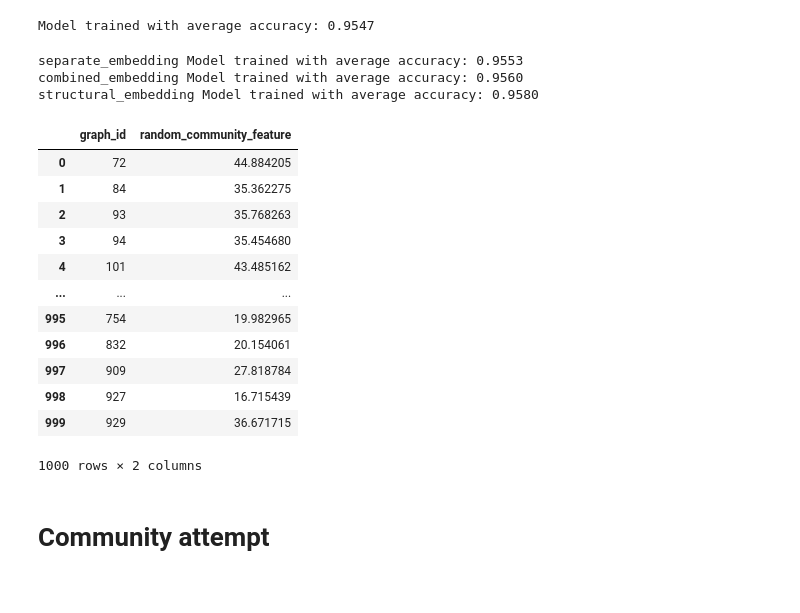
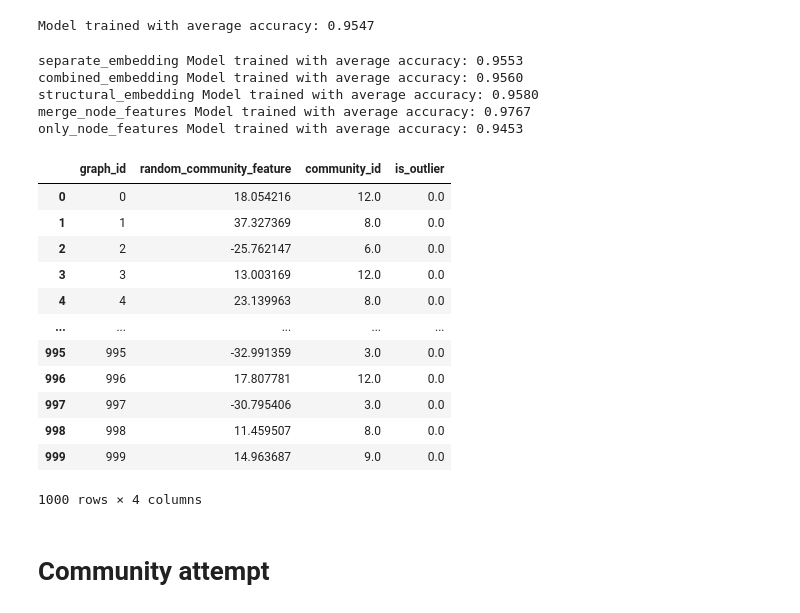
Before and after one commit to ashdehghan/NEExT, a Jupyter notebook: experiments/graph_splitter.ipynb, the cells around one changed output. Cells and saved outputs as stored; diff of their text form; code cells hidden in the pictures.

Commit message:
More embedding builder options

```diff
--- a/experiments/graph_splitter.ipynb
+++ b/experiments/graph_splitter.ipynb
@@ -66,7 +66,7 @@ print(f"Model trained with average accuracy: {np.mean(results['accuracy']):.4f}"
 # %% [output]
 Model trained with average accuracy: 0.9547
 # %%
-for s in ["separate_embedding", "combined_embedding", "structural_embedding"]:
+for s in ["separate_embedding", "combined_embedding", "structural_embedding", "merge_node_features", "only_node_features"]:
     emb_builder = EmbeddingBuilder(subgraph_collection, strategy=s, structural_features=structural_features, features=features,)
     embeddings = emb_builder.compute(10, 6)
 
@@ -82,28 +82,45 @@ for s in ["separate_embedding", "combined_embedding", "structural_embedding"]:
 separate_embedding Model trained with average accuracy: 0.9553
 combined_embedding Model trained with average accuracy: 0.9560
 structural_embedding Model trained with average accuracy: 0.9580
+merge_node_features Model trained with average accuracy: 0.9767
+only_node_features Model trained with average accuracy: 0.9453
-# %%
-central_node_features = [
-    pd.DataFrame(graph.node_attributes).T.reset_index().rename(columns={'index': 'graph_id'}).drop(columns=['community_id', 'is_outlier'])
-    for graph in graph_collection.graphs
-][0]
-central_node_features
-# pd.DataFrame(graph_collection.graphs[0].node_attributes).T.reset_index()
-#
-# %% [output]
-|  | graph_id | random_community_feature |
-| 0 | 72 | 44.884205 |
-| 1 | 84 | 35.362275 |
-| 2 | 93 | 35.768263 |
-| 3 | 94 | 35.454680 |
-| 4 | 101 | 43.485162 |
-| ... | ... | ... |
-| 995 | 754 | 19.982965 |
-| 996 | 832 | 20.154061 |
-| 997 | 909 | 27.818784 |
-| 998 | 927 | 16.715439 |
-| 999 | 929 | 36.671715 |
-1000 rows × 2 columns
+# %%
+from collections import defaultdict
+
+
+mapping_df = pd.DataFrame().from_dict(subgraph_collection.subgraph_to_graph_node_mapping, orient='index').reset_index()
+mapping_df.columns = ['subgraph_id', 'graph_id', 'node_id']
+mapping_df
+skip_features = []
+
+raw_features = defaultdict(dict)
+
+for graph in graph_collection.graphs:
+    for node_id, features in graph.node_attributes.items():
+        for feature, value in features.items():
+            if feature in skip_features:
+                continue
+            raw_features[graph.graph_id, node_id][feature] = value
+
+
+raw_features = pd.DataFrame.from_dict(raw_features, orient='index').reset_index().rename(columns={'level_0': 'graph_id', 'level_1': 'node_id'})
+
+
+mapping_df.merge(raw_features, on=['graph_id', 'node_id']).drop(columns=['graph_id', 'node_id']).rename(columns={'subgraph_id':'graph_id'})
+# %% [output]
+|  | graph_id | random_community_feature | community_id | is_outlier |
+| 0 | 0 | 18.054216 | 12.0 | 0.0 |
+| 1 | 1 | 37.327369 | 8.0 | 0.0 |
+| 2 | 2 | -25.762147 | 6.0 | 0.0 |
+| 3 | 3 | 13.003169 | 12.0 | 0.0 |
+| 4 | 4 | 23.139963 | 8.0 | 0.0 |
+| ... | ... | ... | ... | ... |
+| 995 | 995 | -32.991359 | 3.0 | 0.0 |
+| 996 | 996 | 17.807781 | 12.0 | 0.0 |
+| 997 | 997 | -30.795406 | 3.0 | 0.0 |
+| 998 | 998 | 11.459507 | 8.0 | 0.0 |
+| 999 | 999 | 14.963687 | 9.0 | 0.0 |
+1000 rows × 4 columns
 # %% [markdown]
 # Community attempt
 # %%
```
Also changed, not shown: 2 other files.
